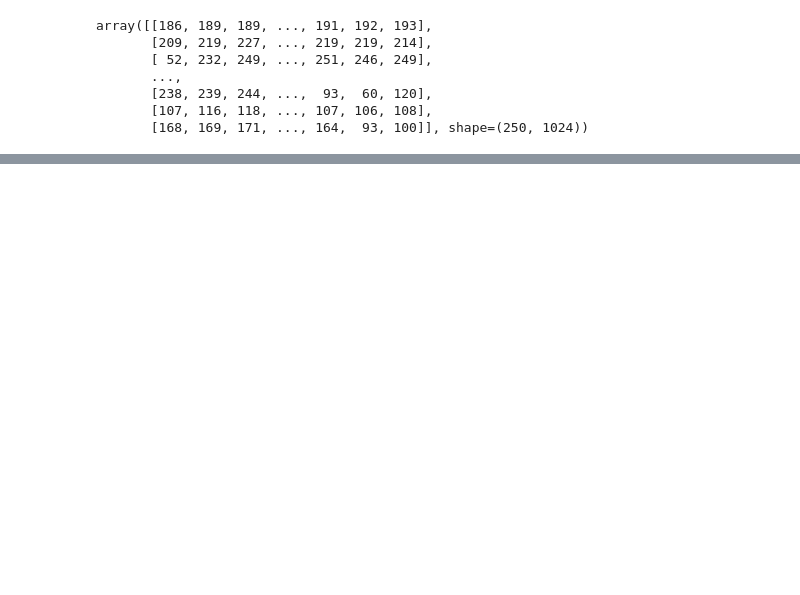
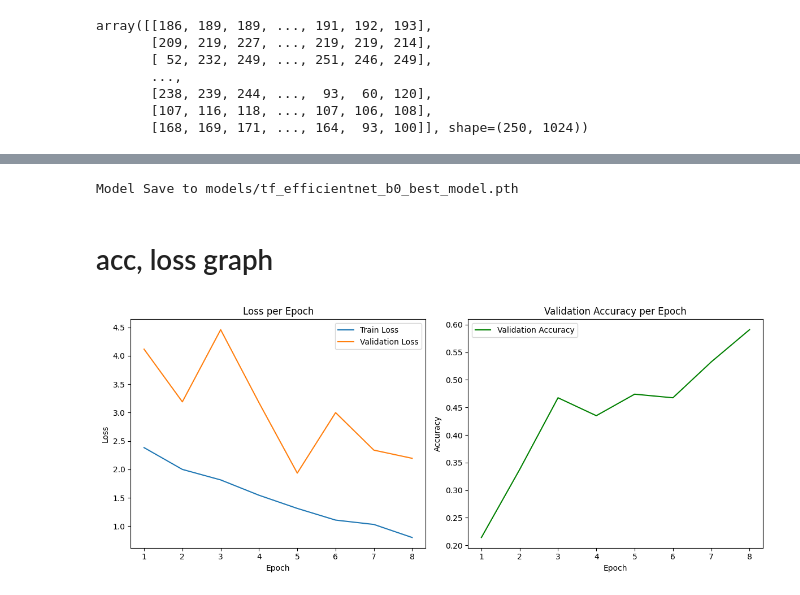
Before and after one commit to dlsdud9098/dacon_project, a Jupyter notebook: icon_classifier_project/main.ipynb, the cells around one changed output, grey strips where cells are left out. Saved outputs shown, nothing was run; the diff lists cells and outputs as text; code cells hidden in the pictures; blank space fills up the shorter version.

```diff
--- a/icon_classifier_project/main.ipynb
+++ b/icon_classifier_project/main.ipynb
@@ -167,0 +205,18 @@ test_loader = DataLoader(test_dataset, shuffle=False, **loader_params)
+# %%
+# model_id = 'resnet18.tv_in1k'
+model_id = 'tf_efficientnet_b0.ns_jft_in1k'
+model_name = model_id.split('.')[0]
+
+model = timm.create_model(
+        model_id,
+        pretrained=False,
+        num_classes=10,
+        in_chans=1
+    )
+model = model.to(device)
+# %%
+EPOCHS = 100
+
+criterion = nn.CrossEntropyLoss()
+optimizer = optim.AdamW(model.parameters(), lr=5e-5)
+scheduler = optim.lr_scheduler.CosineAnnealingLR(optimizer, T_max=EPOCHS)
@@ -167,0 +336,34 @@ test_loader = DataLoader(test_dataset, shuffle=False, **loader_params)
+# %%
+# 모델 저장
+torch.save(best_model.state_dict(), f'models/{model_name}_best_model.pth')
+print(f'Model Save to models/{model_name}_best_model.pth')
+# %% [output]
+Model Save to models/tf_efficientnet_b0_best_model.pth
+# %% [markdown]
+# acc, loss graph
+# %%
+epochs = range(1, len(train_losses)+1)
+
+plt.figure(figsize=(12, 5))
+
+# Loss 그래프
+plt.subplot(1, 2, 1)
+plt.plot(epochs, train_losses, label='Train Loss')
+plt.plot(epochs, val_losses, label='Validation Loss')
+plt.xlabel("Epoch")
+plt.ylabel("Loss")
+plt.title("Loss per Epoch")
+plt.legend()
+
+# Accuracy 그래프
+plt.subplot(1, 2, 2)
+plt.plot(epochs, val_accuracies, label='Validation Accuracy', color='green')
+plt.xlabel("Epoch")
+plt.ylabel("Accuracy")
+plt.title("Validation Accuracy per Epoch")
+plt.legend()
+
+plt.tight_layout()
+plt.show()
+# %% [output]
+[figure, added]
```
Also changed, not shown: parts of 16 cells of this notebook, 9 other files.
